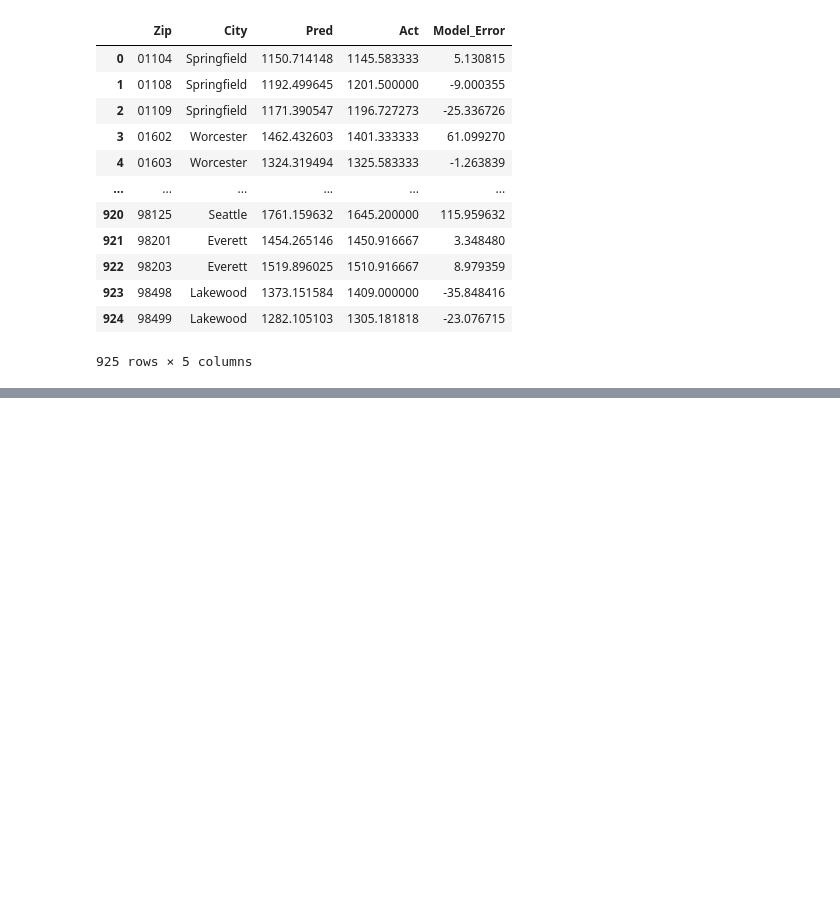
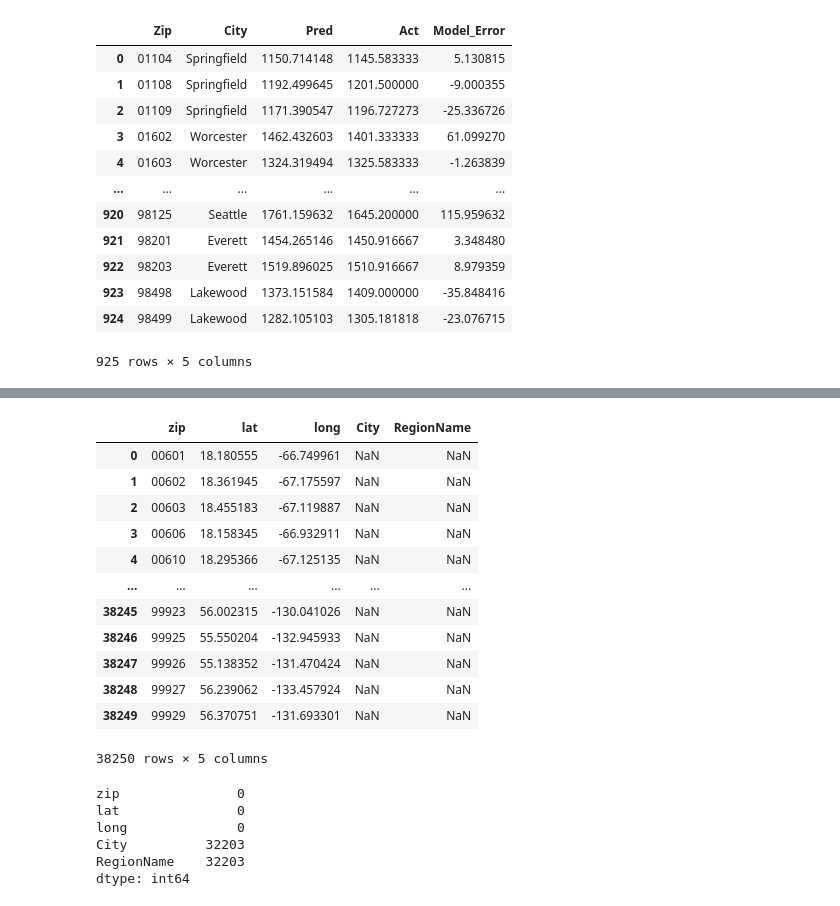
Before and after one commit to jonahsg/NYCDSA_Capstone, a Jupyter notebook: Final.ipynb, the cells around one changed output, grey strips where cells are left out. Drawn from its saved outputs; the diff is of its cells as text; code cells hidden in the pictures; blank space fills up the shorter version.

```diff
--- a/Final.ipynb
+++ b/Final.ipynb
@@ -344,0 +362,5 @@ with open("rf_cluster3.pkl" , 'rb') as file:
+# %%
+zip_lat_long = pd.read_csv('../data/2013_zip_us.csv')
+zip_lat_long.columns = ['zip', 'lat', 'long']
+zip_lat_long['zip'] = zip_lat_long['zip'].astype(str).str.zfill(5)
+zip_lat_long
@@ -344,0 +401,4 @@ with open("rf_cluster3.pkl" , 'rb') as file:
+# %%
+from Feat_eng import target
+targets = target[['City', 'RegionName']]
+targets
@@ -344,0 +419,26 @@ with open("rf_cluster3.pkl" , 'rb') as file:
+# %%
+cit_lat_long = zip_lat_long.merge(targets, how='left', left_on= 'zip', right_on = 'RegionName')
+cit_lat_long
+# %% [output]
+|  | zip | lat | long | City | RegionName |
+| 0 | 00601 | 18.180555 | -66.749961 | NaN | NaN |
+| 1 | 00602 | 18.361945 | -67.175597 | NaN | NaN |
+| 2 | 00603 | 18.455183 | -67.119887 | NaN | NaN |
+| 3 | 00606 | 18.158345 | -66.932911 | NaN | NaN |
+| 4 | 00610 | 18.295366 | -67.125135 | NaN | NaN |
+| ... | ... | ... | ... | ... | ... |
+| 38245 | 99923 | 56.002315 | -130.041026 | NaN | NaN |
+| 38246 | 99925 | 55.550204 | -132.945933 | NaN | NaN |
+| 38247 | 99926 | 55.138352 | -131.470424 | NaN | NaN |
+| 38248 | 99927 | 56.239062 | -133.457924 | NaN | NaN |
+| 38249 | 99929 | 56.370751 | -131.693301 | NaN | NaN |
+38250 rows × 5 columns
+# %%
+cit_lat_long.isnull().sum()
+# %% [output]
+zip               0
+lat               0
+long              0
+City          32203
+RegionName    32203
+dtype: int64
```
Also changed, not shown: parts of 15 cells of this notebook.
